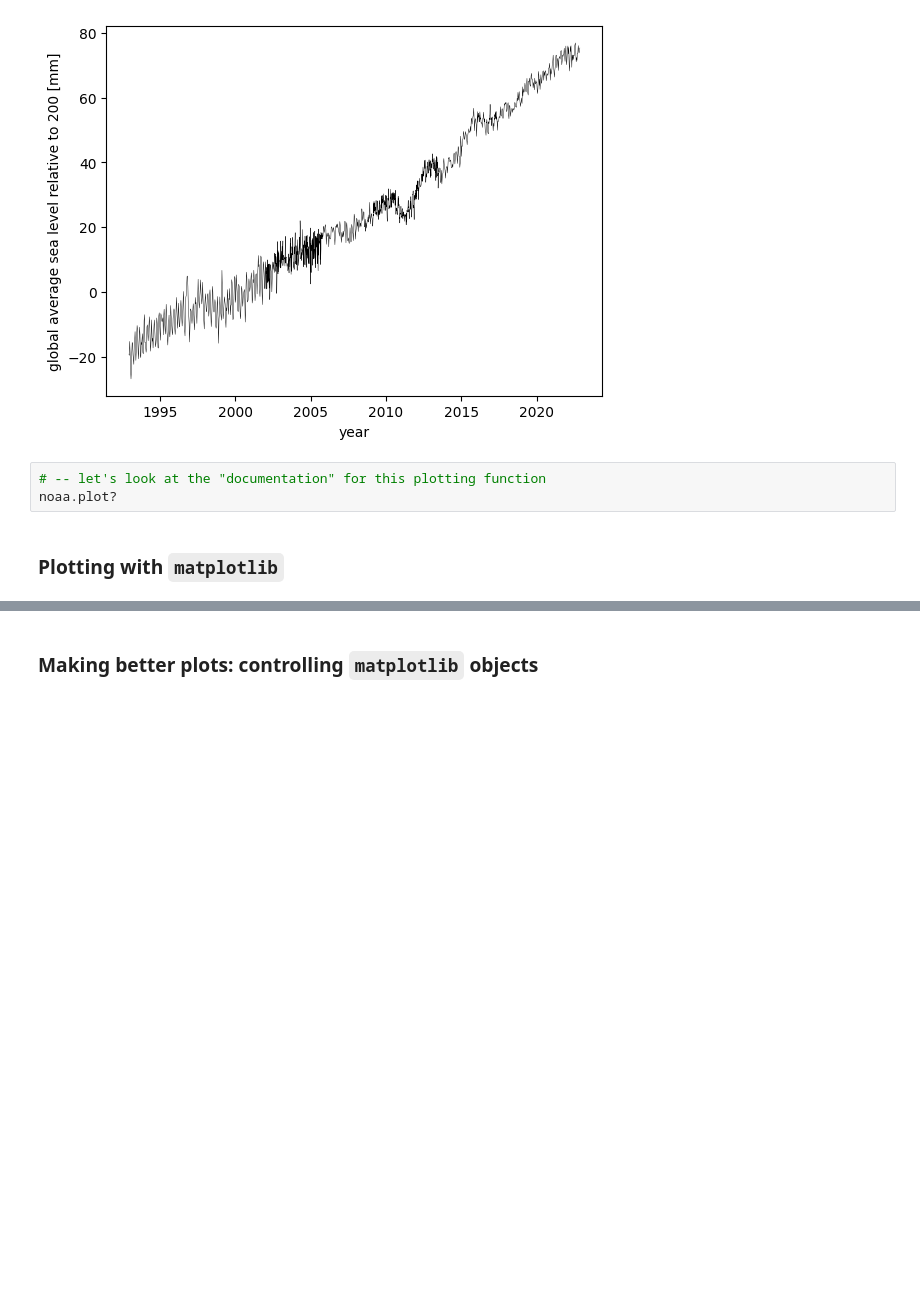
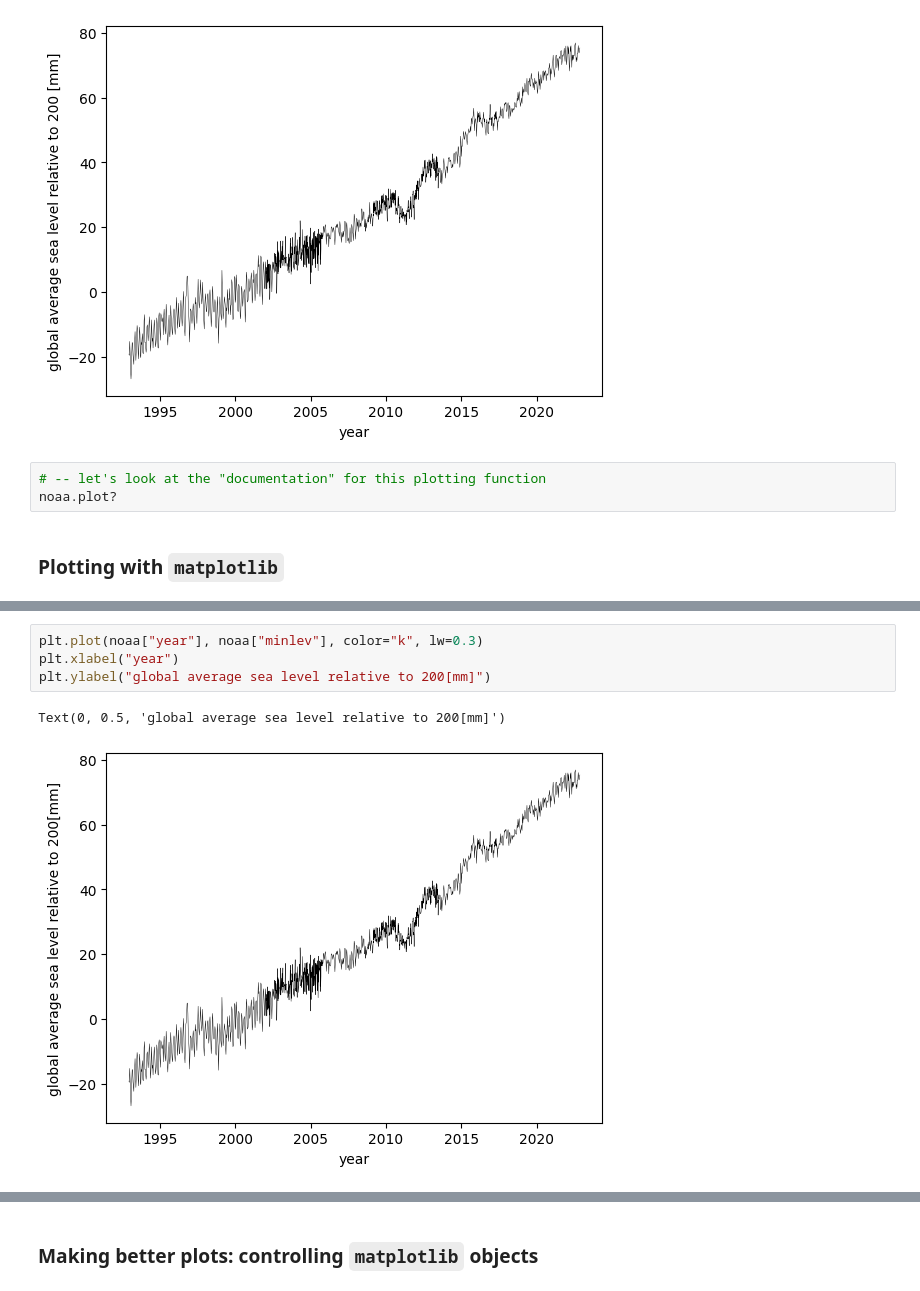
Before and after one commit to ReidelVichot/DSTEP23, a Jupyter notebook: week2/dstep23_matplotlib_intro1.ipynb, the cells around one changed output, grey strips where cells are left out. Cells and saved outputs as stored; diff of their text form; blank space fills up the shorter version.

```diff
--- a/week2/dstep23_matplotlib_intro1.ipynb
+++ b/week2/dstep23_matplotlib_intro1.ipynb
@@ -38,0 +46,7 @@ noaa.plot?
+# %%
+plt.plot(noaa["year"], noaa["minlev"], color="k", lw=0.3)
+plt.xlabel("year")
+plt.ylabel("global average sea level relative to 200[mm]")
+# %% [output]
+Text(0, 0.5, 'global average sea level relative to 200[mm]')
+[figure, added]
```
Also changed, not shown: parts of 6 cells of this notebook.
